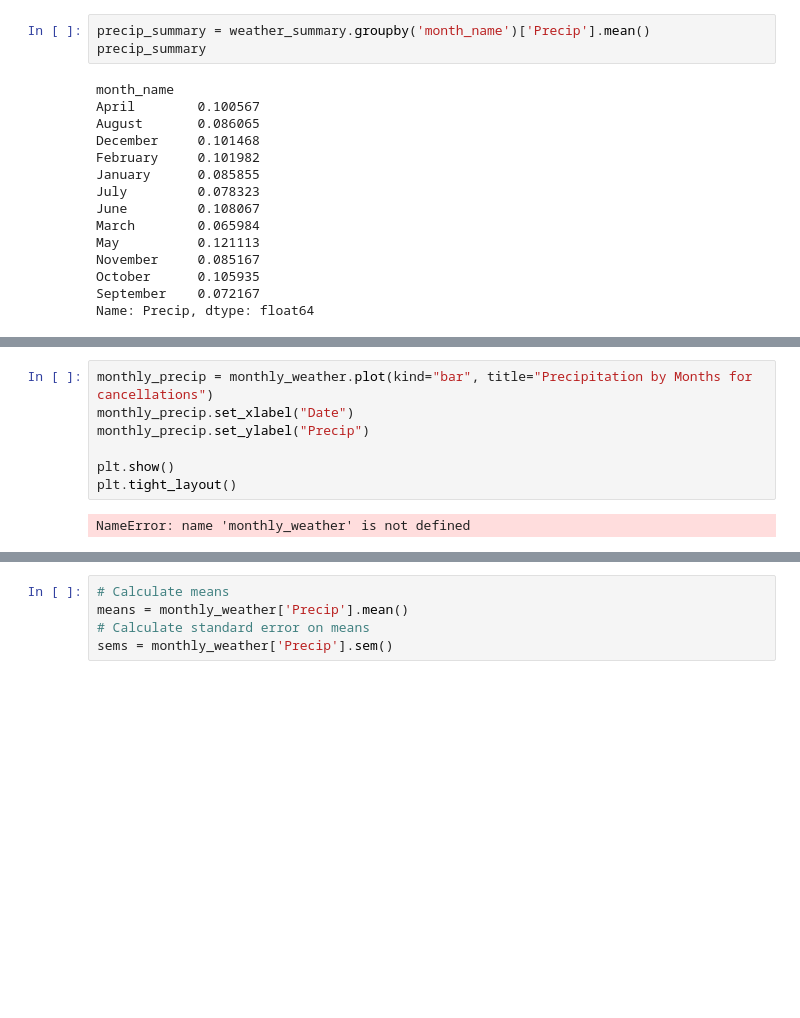
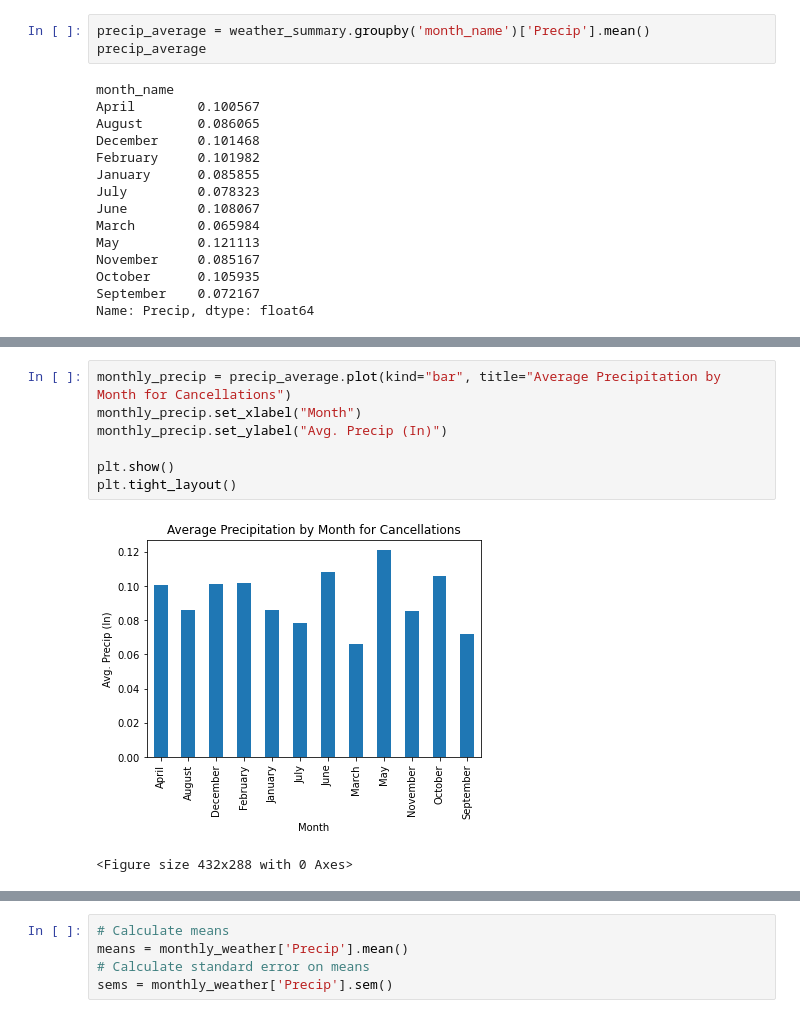
Before and after one commit to domingo-aj/Group-Project-1, a Jupyter notebook: dataviz_projectone_MG.ipynb, the cells around one changed output, grey strips where cells are left out. Drawn from its saved outputs; the diff is of its cells as text; blank space fills up the shorter version.

```diff
--- a/dataviz_projectone_MG.ipynb
+++ b/dataviz_projectone_MG.ipynb
@@ -235,8 +236,8 @@ October      72.758226
 September    82.088833
 Name: Max Temp, dtype: float64
 # %%
-precip_summary = weather_summary.groupby('month_name')['Precip'].mean()
-precip_summary
+precip_average = weather_summary.groupby('month_name')['Precip'].mean()
+precip_average
 # %% [output]
 month_name
 April        0.100567
@@ -271,11 +272,12 @@ October      15.919839
 September    15.162167
 Name: Wind Speed, dtype: float64
 # %%
-monthly_precip = monthly_weather.plot(kind="bar", title="Precipitation by Months for cancellations")
-monthly_precip.set_xlabel("Date")
-monthly_precip.set_ylabel("Precip")
+monthly_precip = precip_average.plot(kind="bar", title="Average Precipitation by Month for Cancellations")
+monthly_precip.set_xlabel("Month")
+monthly_precip.set_ylabel("Avg. Precip (In)")
 
 plt.show()
 plt.tight_layout()
 # %% [output]
+[figure, added]
-NameError: name 'monthly_weather' is not defined
+<Figure size 432x288 with 0 Axes>
```
Also changed, not shown: parts of 10 cells of this notebook.
